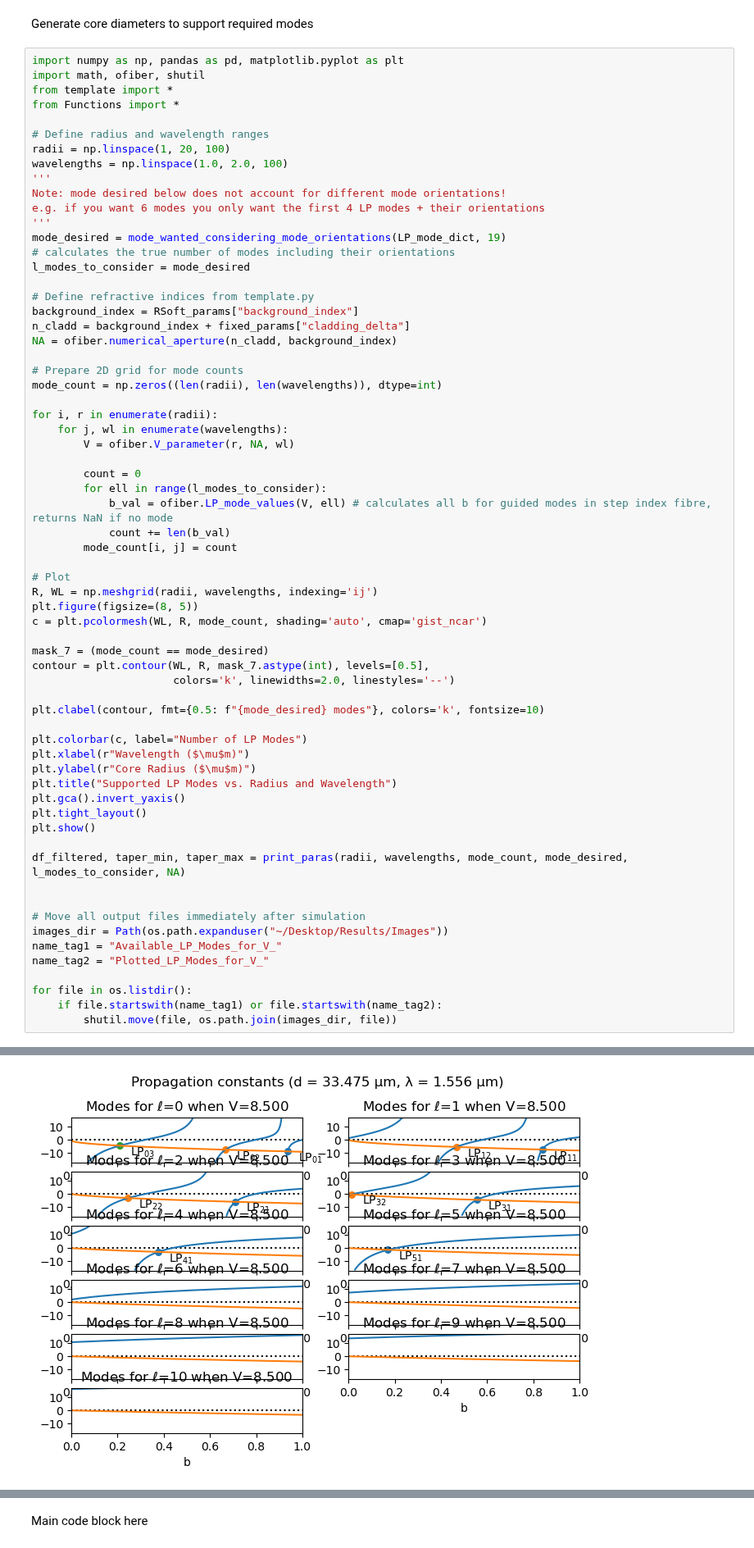
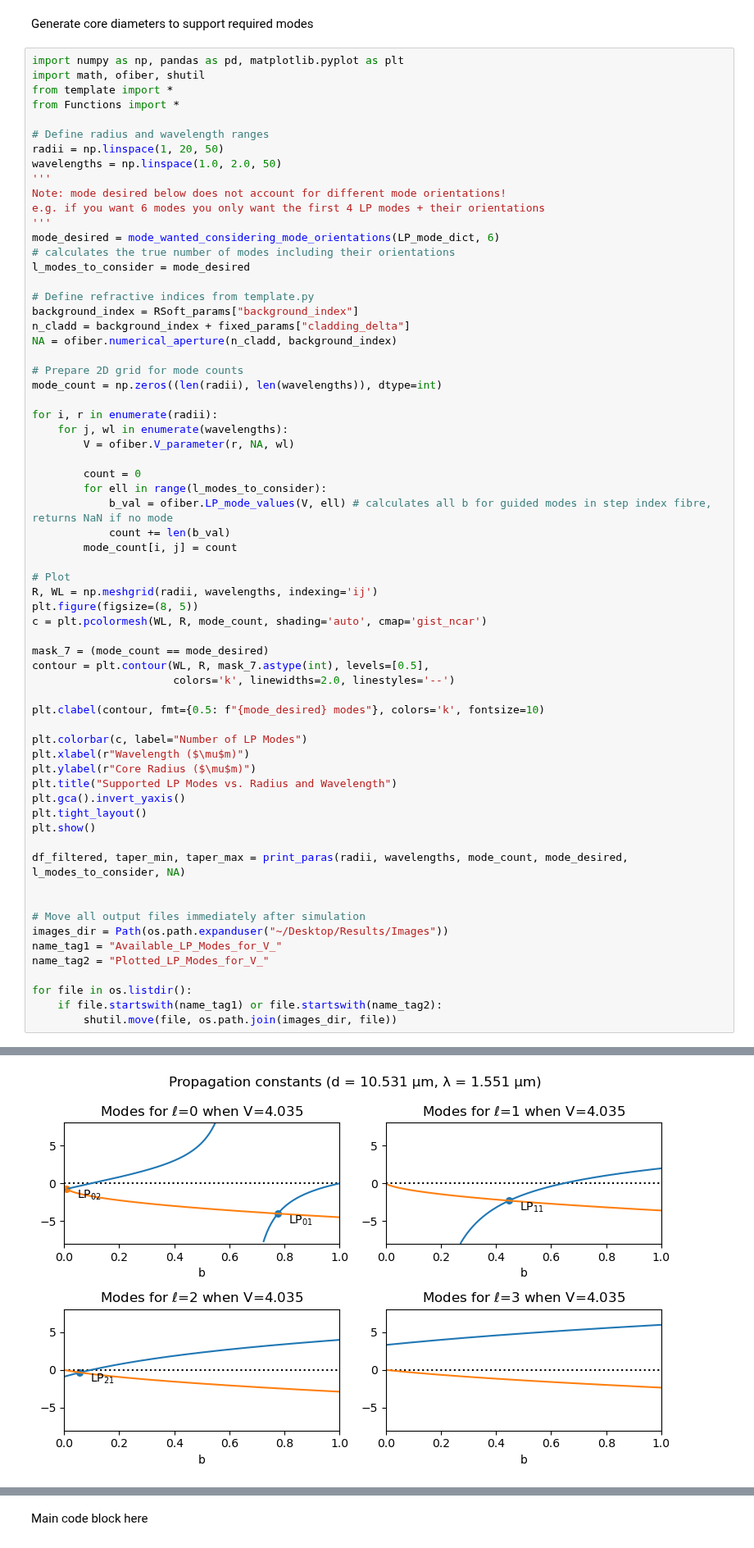
Before and after one commit to SAIL-Labs/RSoft-Automaton, a Jupyter notebook: Data_Manip.ipynb, the cells around one changed output, grey strips where cells are left out. Shown at 82% size. Saved outputs shown, nothing was run; the diff lists cells and outputs as text.

```diff
--- a/Data_Manip.ipynb
+++ b/Data_Manip.ipynb
@@ -7,13 +7,13 @@ from template import *
 from Functions import *
 
 # Define radius and wavelength ranges
-radii = np.linspace(1, 20, 100)
-wavelengths = np.linspace(1.0, 2.0, 100)
+radii = np.linspace(1, 20, 50)
+wavelengths = np.linspace(1.0, 2.0, 50)
 '''
 Note: mode desired below does not account for different mode orientations!
 e.g. if you want 6 modes you only want the first 4 LP modes + their orientations
 '''
-mode_desired = mode_wanted_considering_mode_orientations(LP_mode_dict, 19)
+mode_desired = mode_wanted_considering_mode_orientations(LP_mode_dict, 6)
 # calculates the true number of modes including their orientations
 l_modes_to_consider = mode_desired
 
@@ -96 +82 @@ Propagation constants (d = 33.859 µm, λ = 1.556 µm)
-[figure, old version]
+[figure, new version]
```
Also changed, not shown: parts of 4 cells of this notebook, 17 other files.
